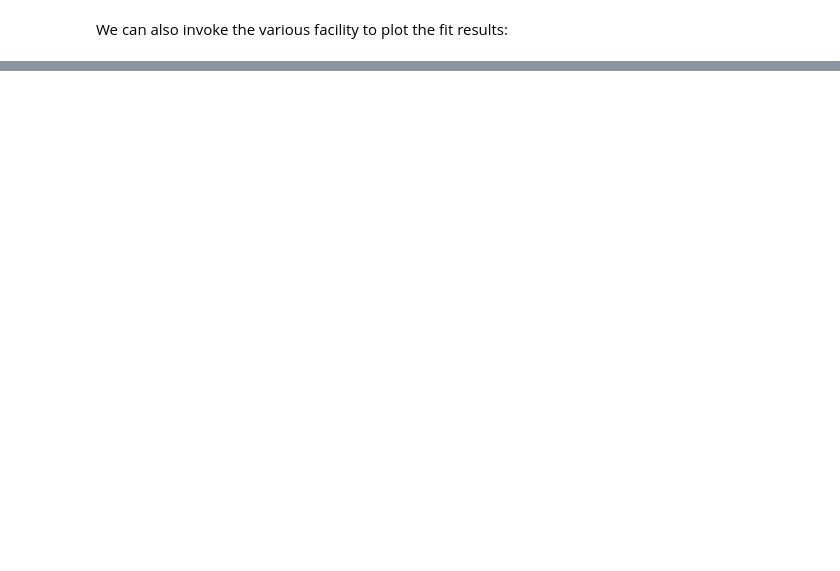
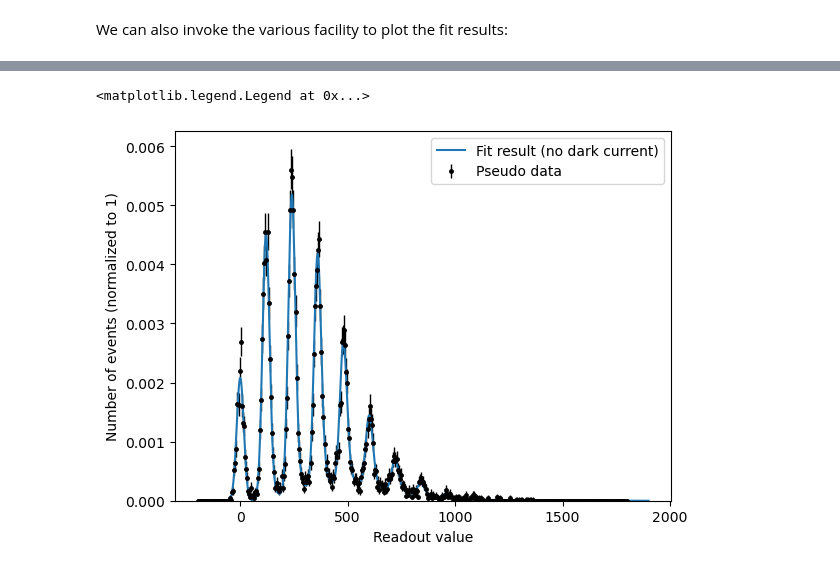
Before and after one commit to UMDCMS/sipmpdf, a Jupyter notebook: docs/sipm_functions.ipynb, the cells around one changed output, grey strips where cells are left out. Drawn from its saved outputs; the diff is of its cells as text; code cells hidden in the pictures; blank space fills up the shorter version.

```diff
--- a/docs/sipm_functions.ipynb
+++ b/docs/sipm_functions.ipynb
@@ -233,0 +429,25 @@ Under construction
+# %%
+#Create pdf for the response with no dark current
+pedestal= zfit.Parameter('pedestal 3', 5.0, -10, 50)
+gain=zfit.Parameter('gain 3',120,100,200)
+ap_beta=zfit.Parameter('beta 3',100,60,120)
+ap_prob=zfit.Parameter('prob 3',.1,.05,.2)
+common_noise=zfit.Parameter('common_noise 3',15.0,5,40)
+pixel_noise=zfit.Parameter('pixel_noise 3',2.0,.5,4)
+poisson_mean=zfit.Parameter('poisson_mean 3',2.5,1,3)
+poisson_borel=zfit.Parameter('poisson_borel 3',0,0.0,0.1)
+obs = zfit.Space('x', limits=(-200, +1500))
+
+pdf = PDF.SiPMResponse_NoDC_PDF(obs=obs,
+                  pedestal=pedestal,
+                  gain=gain,
+                  ap_beta=ap_beta,
+                  ap_prob=ap_prob,
+                  common_noise=common_noise,
+                  pixel_noise=pixel_noise,
+                  poisson_mean=poisson_mean,
+                  poisson_borel=poisson_borel)
+# Declaring the binned phase space in PDF
+binning = zfit.binned.RegularBinning(400, -200, 1800, name="x")
+obs_bin = zfit.Space("x", binning=binning)
+pdf_bin = zfit.pdf.BinnedFromUnbinnedPDF(pdf, obs_bin)
@@ -233,0 +550,18 @@ Under construction
+# %%
+h = data_bin.to_hist()  # Converting to a histogram container
+x = np.linspace(-100, 1900, 2000)
+y = zfit.run(pdf.pdf(x))
+
+ax = mplhep.histplot(h,
+                     density=True,
+                     label='Pseudo data',
+                     histtype='errorbar',
+                     color='k',
+                     markersize=5)
+plt.plot(x, y, label='Fit result (no dark current)')
+plt.xlabel('Readout value')
+plt.ylabel('Number of events (normalized to 1)')
+plt.legend()
+# %% [output]
+<matplotlib.legend.Legend at 0x...>
+[figure, added]
```
Also changed, not shown: parts of 26 cells of this notebook, 1 other file.
